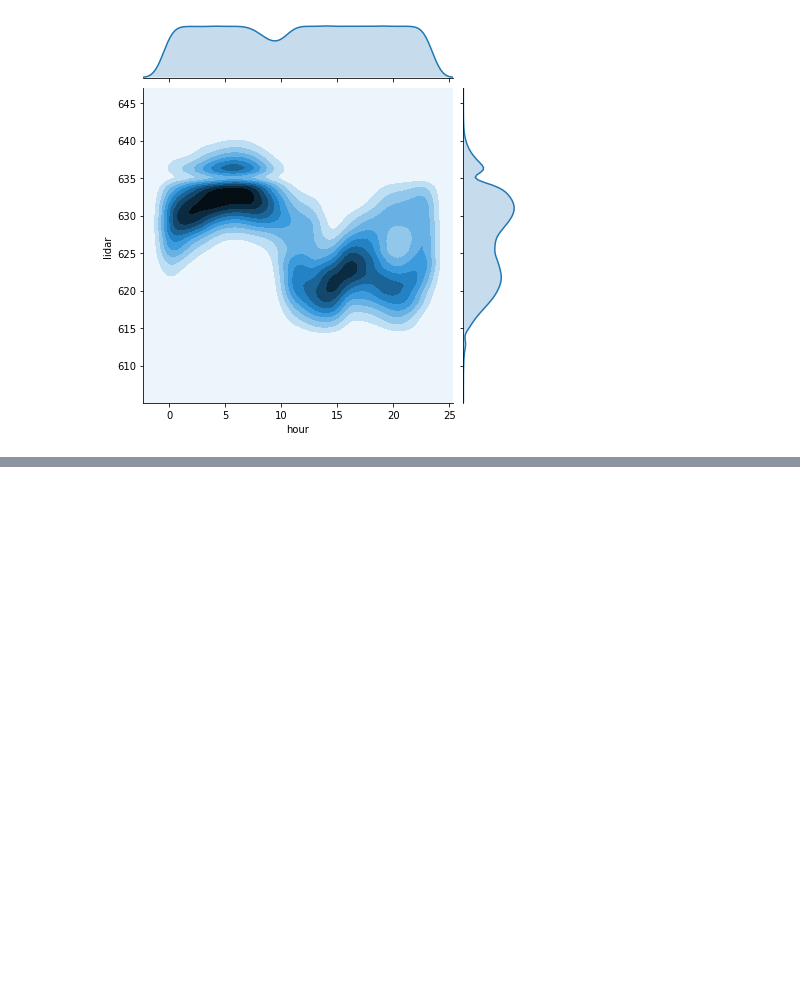
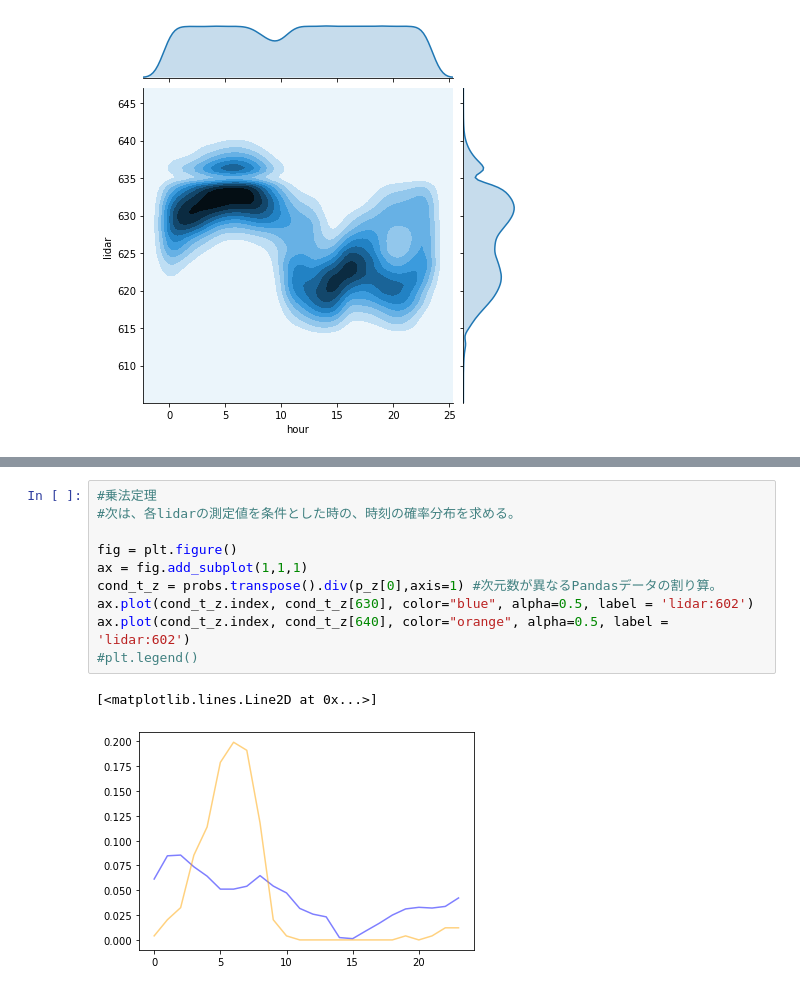
Before and after one commit to AkinaNagai/ori_lnpr_book_codes, a Jupyter notebook: section_sensor/lidar_600.ipynb, the cells around one changed output, grey strips where cells are left out. Drawn from its saved outputs; the diff is of its cells as text; blank space fills up the shorter version.

```diff
--- a/section_sensor/lidar_600.ipynb
+++ b/section_sensor/lidar_600.ipynb
@@ -170,0 +163,13 @@ plt.show()
+# %%
+#乗法定理
+#次は、各lidarの測定値を条件とした時の、時刻の確率分布を求める。
+
+fig = plt.figure()
+ax = fig.add_subplot(1,1,1)
+cond_t_z = probs.transpose().div(p_z[0],axis=1) #次元数が異なるPandasデータの割り算。
+ax.plot(cond_t_z.index, cond_t_z[630], color="blue", alpha=0.5, label = 'lidar:602')
+ax.plot(cond_t_z.index, cond_t_z[640], color="orange", alpha=0.5, label = 'lidar:602')
+#plt.legend()
+# %% [output]
+[<matplotlib.lines.Line2D at 0x...>]
+[figure, added]
```
Also changed, not shown: parts of 6 cells of this notebook.
